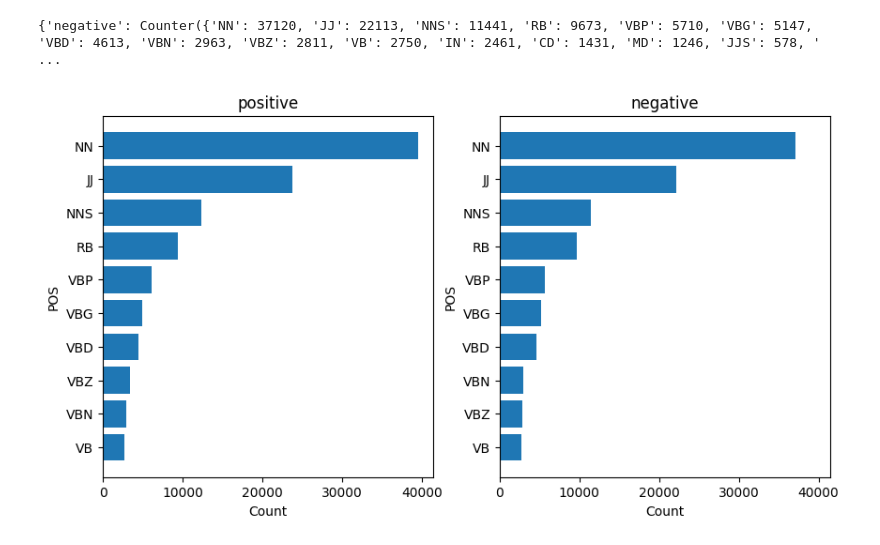
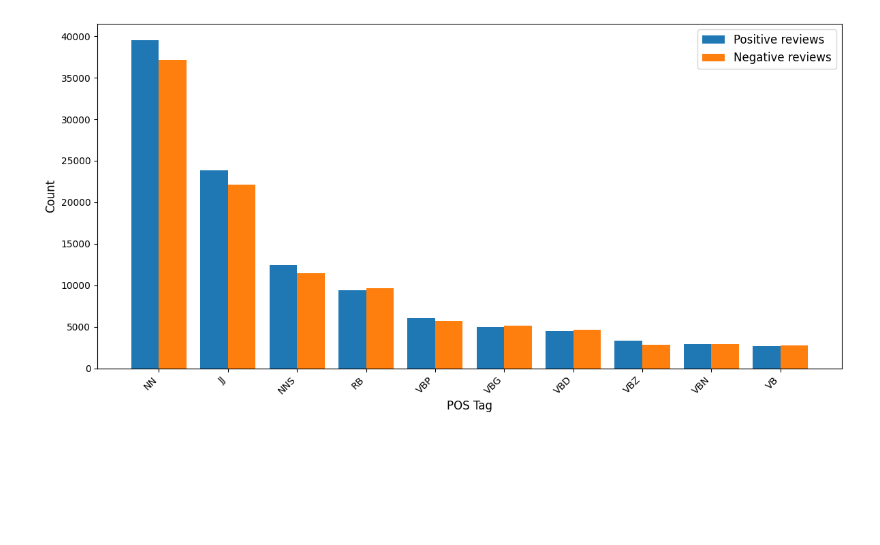
Before and after one commit to julija-r/NLP, a Jupyter notebook: Assignment3_NLP_JR.ipynb, the cells around one changed output. Drawn from its saved outputs; the diff is of its cells as text; code cells hidden in the pictures; blank space fills up the shorter version.

```diff
--- a/Assignment3_NLP_JR.ipynb
+++ b/Assignment3_NLP_JR.ipynb
@@ -81,9 +63,7 @@ for group_value, group_df in df.groupby("sentiment"):
     tags = [tag for row in group_df["tagged"] for (_, tag) in row]
     pos_count_by_type[group_value] = Counter(tags)
 
-print(pos_count_by_type)
+# print(pos_count_by_type)
-# %% [output]
-{'negative': Counter({'NN': 37120, 'JJ': 22113, 'NNS': 11441, 'RB': 9673, 'VBP': 5710, 'VBG': 5147, 'VBD': 4613, 'VBN': 2963, 'VBZ': 2811, 'VB': 2750, 'IN': 2461, 'CD': 1431, 'MD': 1246, 'JJS': 578, ' ...
 # %%
 # POS dataframe
 pos_df = pd.DataFrame(pos_count_by_type).reset_index()
@@ -95,27 +75,32 @@ pos_positive = pos_positive.sort_values(by='positive') # just for plotting
 
 # top 10 negative POS
 pos_negative = pos_df[['pos', 'negative']].sort_values(by='negative', ascending=False).head(10)
-pos_negative = pos_negative.sort_values(by='negative') # just for plotting
+
+# merge positive and negative
+pos_df = pos_positive.merge(pos_negative, on='pos', how='inner')
+pos_df = pos_df.sort_values(by='positive', ascending=False)
 # %%
 # POS visualization
+x = np.arange(len(pos_df['pos']))
 
-fig_pos, ax = plt.subplots(1,2, figsize=(10,5), sharex=True)
+width = 0.4
 
-ax[0].barh(pos_positive['pos'], pos_positive['positive'])
-ax[0].set_xlabel('Count')
-ax[0].set_ylabel('POS')
-ax[0].set_title('positive')
+fig_pos, ax = plt.subplots(figsize=(12, 6))
 
-ax[1].barh(pos_negative['pos'], pos_negative['negative'])
-ax[1].set_xlabel('Count')
-ax[1].set_ylabel('POS')
-ax[1].set_title('negative')
+ax.bar(x - width/2, pos_df['positive'], width, label='Positive reviews')
+ax.bar(x + width/2, pos_df['negative'], width, label='Negative reviews')
 
+ax.set_xlabel('POS Tag', fontsize= 12)
+ax.set_ylabel('Count', fontsize=12)
+ax.set_xticks(x)
+ax.set_xticklabels(pos_df['pos'], rotation=45, ha='right')
+ax.legend(fontsize=12)
+
+plt.tight_layout()
 plt.show()
-
 # fig_pos.savefig('pos_chart.png')
 # %% [output]
-[figure, old version]
+[figure, new version]
 # %%
 # Lemmatization
 nlp = spacy.load("en_core_web_sm")
```
Also changed, not shown: parts of 12 cells of this notebook.
